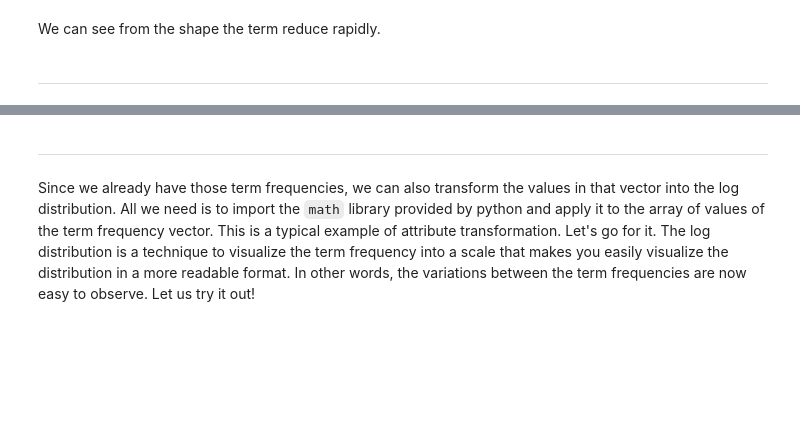
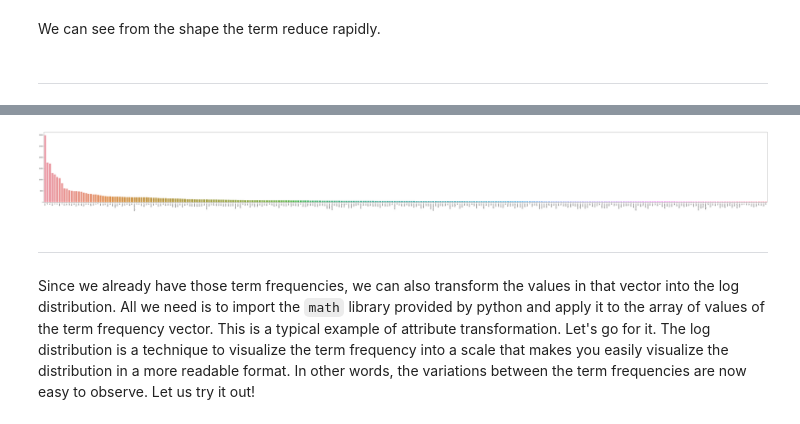
Before and after one commit to YiChiChao/DM2022-Lab1-Master, a Jupyter notebook: DM2022-Lab1-Master.ipynb, the cells around one changed output, grey strips where cells are left out. Drawn from its saved outputs; the diff is of its cells as text; code cells hidden in the pictures; blank space fills up the shorter version.

```diff
--- a/DM2022-Lab1-Master.ipynb
+++ b/DM2022-Lab1-Master.ipynb
@@ -1472,3 +1470,20 @@ Additionally, you can attempt to sort the terms on the `x-axis` by frequency ins
+# %%
+# Answer here
+word_frequent_sort = [(word, term_frequencies[idx]) for word, idx in count_vect.vocabulary_.items()]
+word_frequent_sort = sorted(word_frequent_sort, key = lambda x: x[1], reverse=True)
+# %%
+word_list = []
+freq_list = []
+for x, y in word_frequent_sort:
+  word_list.append(x)
+  freq_list.append(y)
+# %%
+plt.subplots(figsize=(100, 10))
+g = sns.barplot(x=word_list[:300],
+            y=freq_list[:300])
+g.set_xticklabels(word_list[:300], rotation = 90);
+# %% [output]
+[figure, added]
 # %% [markdown]
 ---
 # %% [markdown]
```
Also changed, not shown: parts of 1 cell of this notebook.
